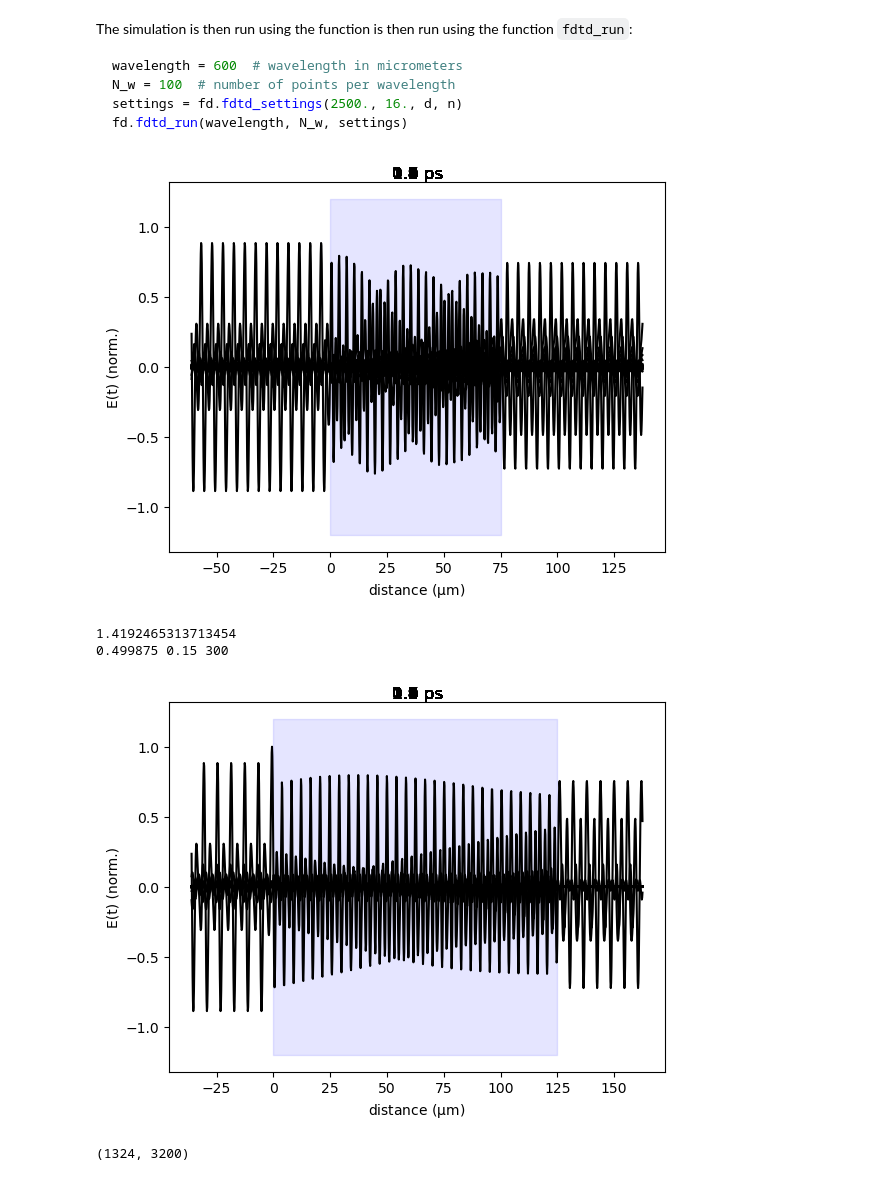
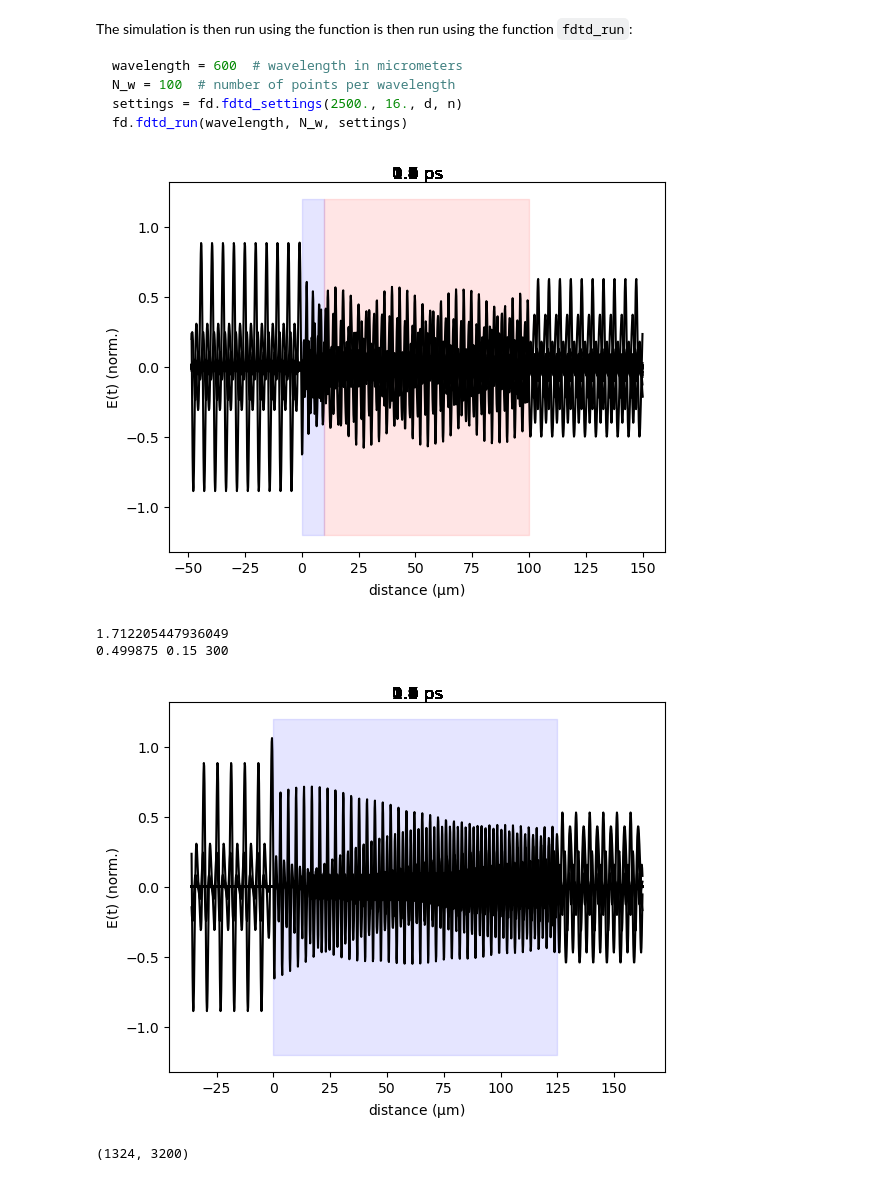
Before and after one commit to marora137/fdtd_python, a Jupyter notebook: nbs/index.ipynb, the cells around one changed output. Saved outputs shown, nothing was run; the diff lists cells and outputs as text; code cells hidden in the pictures.

````diff
--- a/nbs/index.ipynb
+++ b/nbs/index.ipynb
@@ -176,7 +176,7 @@ n_exp = data[:,1]
 # eps_inf-1, B, C, imaginary coeff of 0
 SiO2 = [0, 0.6961663, 0.0684043, 0, 0.4079426, 0.1162414, 0, 0.8974794, 9.896161, 0]
 AlO3 = [0, 1.4313493, 0.0726631, 0, 0.65054713, 0.1193242, 0, 5.3414021, 18.028251, 0]
-n = [SiO2]
+n = [SiO2,AlO3]
 B = np.array(n[0][1::3])
 C = np.array(n[0][2::3])
 D = np.array(n[0][3::3])
@@ -221,14 +221,14 @@ settings = fd.fdtd_settings(2500., 16., d, n)
 fd.fdtd_run(wavelength, N_w, settings)
 ```
 # %%
-d = [75]
+d = [10,90]
 settings = fd.fdtd_settings(200.,1.6,d,n)
 
 wavelength = 3.0
 N_w =  20.
 length_array, time_array, E_field = fd.fdtd_run(wavelength, N_w, settings)
 # %% [output]
-[figure, old version]
+[figure, new version]
 # %%
 # d = [15]
 # settings = fd.fdtd_settings(200.,1.5,d,n)
@@ -242,9 +242,9 @@ d = [125]
 settings = fd.fdtd_settings(200.,2.0,d,n_nd)
 length_array_nd, time_array_nd, E_field_nd = fd.fdtd_run_nd(wavelength, N_w, settings)
 # %% [output]
-1.4192465313713454
+1.712205447936049
 0.499875 0.15 300
-[figure, old version]
+[figure, new version]
 # %%
 np.shape(E_field)
 # %% [output]
````
Also changed, not shown: parts of 3 cells of this notebook, 4 other files.
